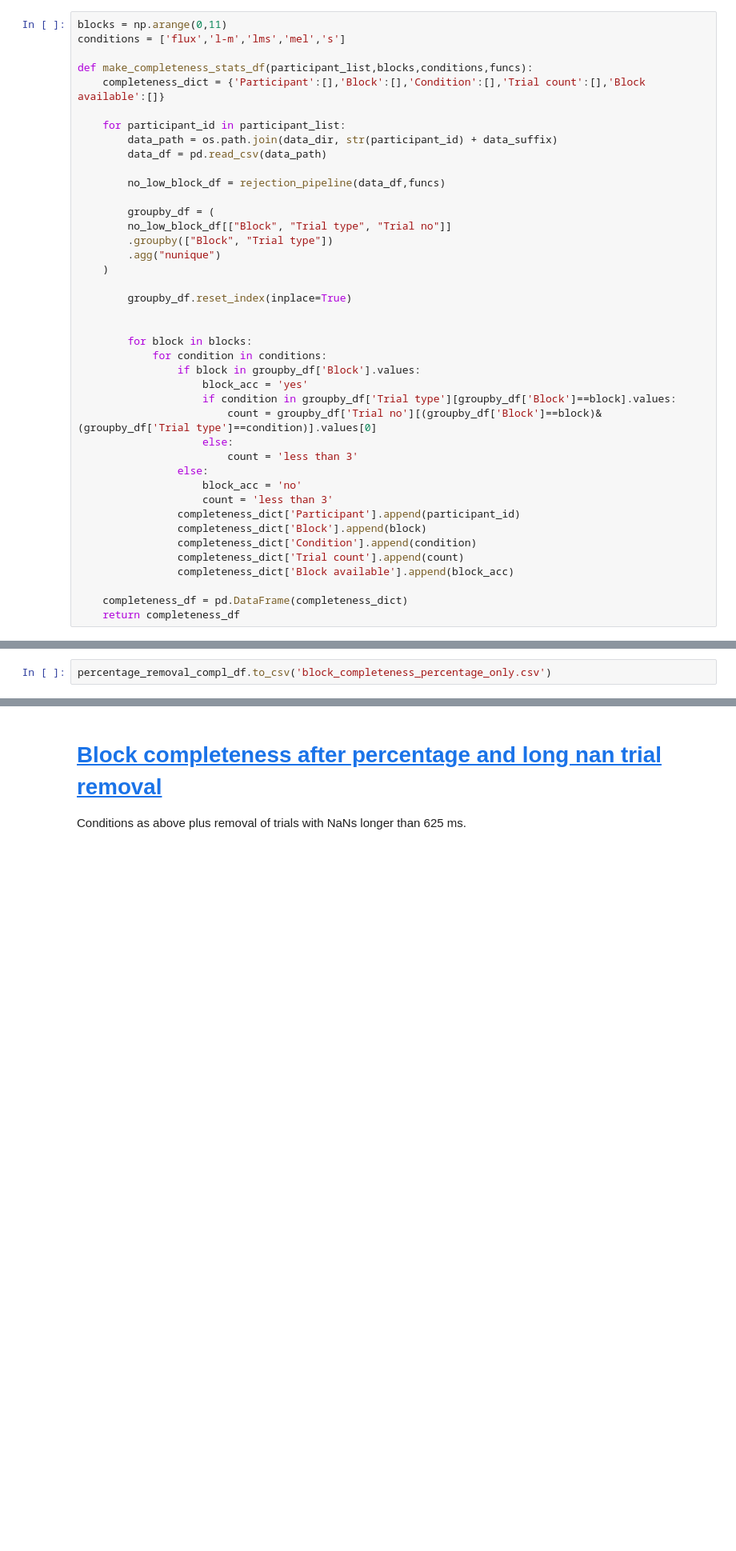
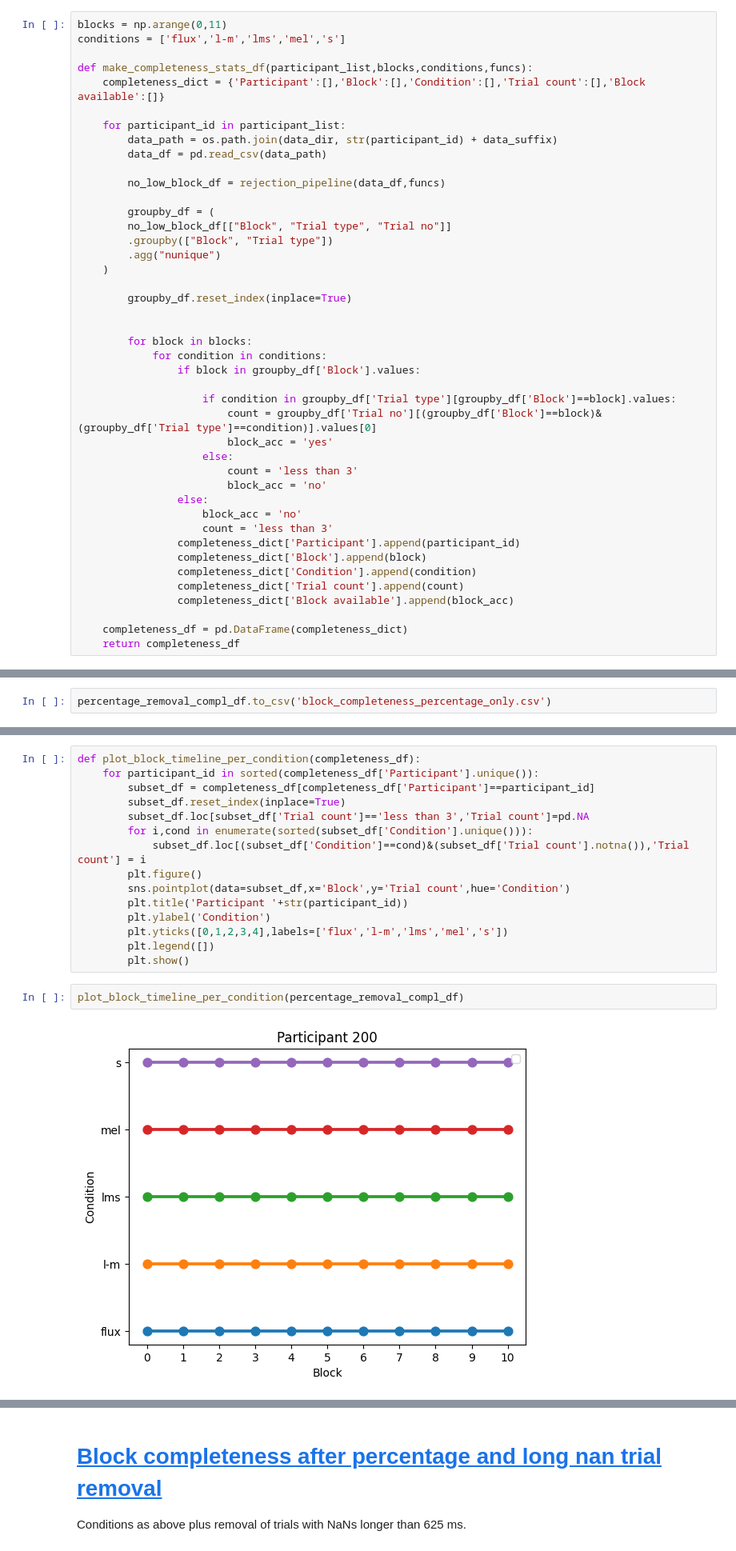
Before and after one commit to tscnlab/civibe_pupilprep, a Jupyter notebook: notebooks/eda_analyse_block_acceptance.ipynb, the cells around one changed output, grey strips where cells are left out. Shown: that part at 80% size. Drawn from its saved outputs; the diff is of its cells as text; blank space fills up the shorter version.

Commit message:
correct block availability, add plots

```diff
--- a/notebooks/eda_analyse_block_acceptance.ipynb
+++ b/notebooks/eda_analyse_block_acceptance.ipynb
@@ -101,11 +103,13 @@ def make_completeness_stats_df(participant_list,blocks,conditions,funcs):
         for block in blocks:
             for condition in conditions:
                 if block in groupby_df['Block'].values:
-                    block_acc = 'yes'
+
                     if condition in groupby_df['Trial type'][groupby_df['Block']==block].values:
                         count = groupby_df['Trial no'][(groupby_df['Block']==block)&(groupby_df['Trial type']==condition)].values[0]
+                        block_acc = 'yes'
                     else:
                         count = 'less than 3'
+                        block_acc = 'no'
                 else:
                     block_acc = 'no'
                     count = 'less than 3'
@@ -144,0 +153,19 @@ Groupby above shows how many blocks are accepted for each participant.
+# %%
+def plot_block_timeline_per_condition(completeness_df):
+    for participant_id in sorted(completeness_df['Participant'].unique()):
+        subset_df = completeness_df[completeness_df['Participant']==participant_id]
+        subset_df.reset_index(inplace=True)
+        subset_df.loc[subset_df['Trial count']=='less than 3','Trial count']=pd.NA
+        for i,cond in enumerate(sorted(subset_df['Condition'].unique())):
+            subset_df.loc[(subset_df['Condition']==cond)&(subset_df['Trial count'].notna()),'Trial count'] = i
+        plt.figure()
+        sns.pointplot(data=subset_df,x='Block',y='Trial count',hue='Condition')
+        plt.title('Participant '+str(participant_id))
+        plt.ylabel('Condition')
+        plt.yticks([0,1,2,3,4],labels=['flux','l-m','lms','mel','s'])
+        plt.legend([])
+        plt.show()
+# %%
+plot_block_timeline_per_condition(percentage_removal_compl_df)
+# %% [output]
+[figure, added]
```
Also changed, not shown: parts of 8 cells of this notebook.
